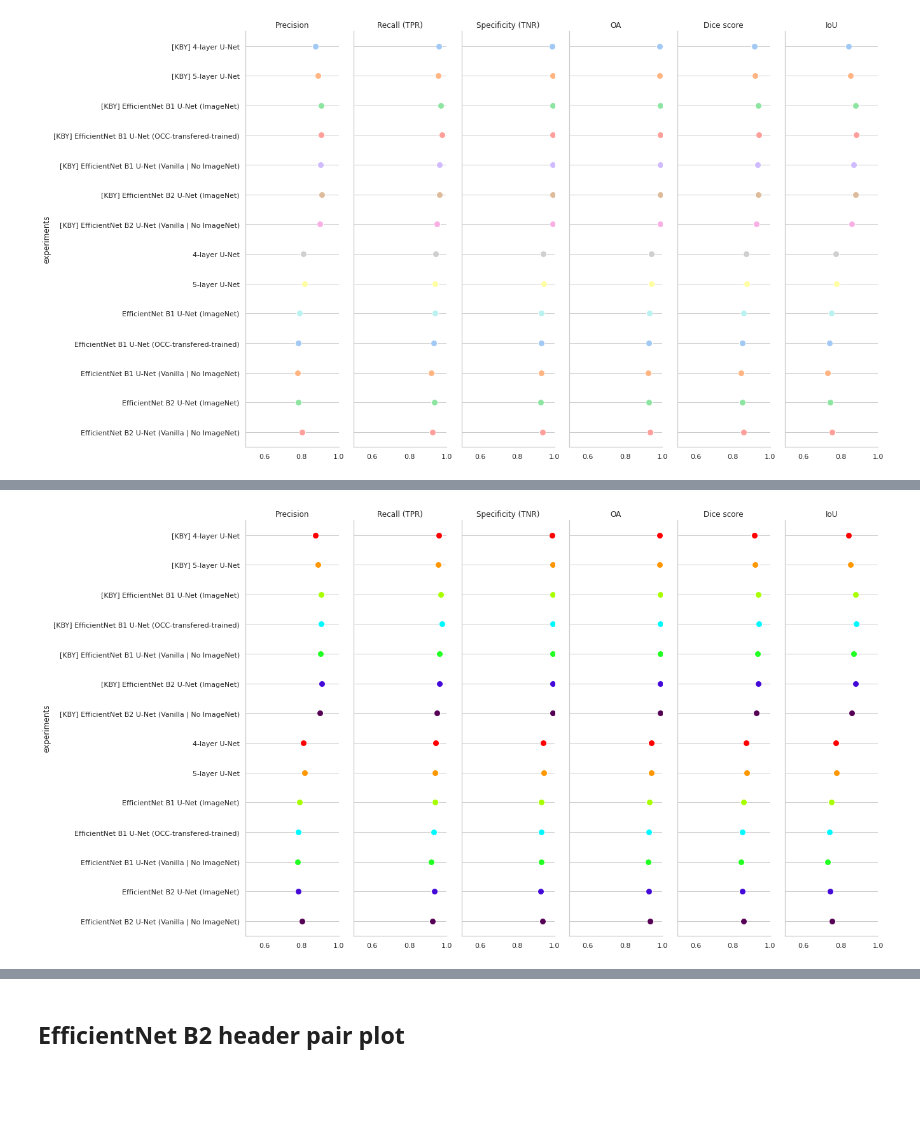
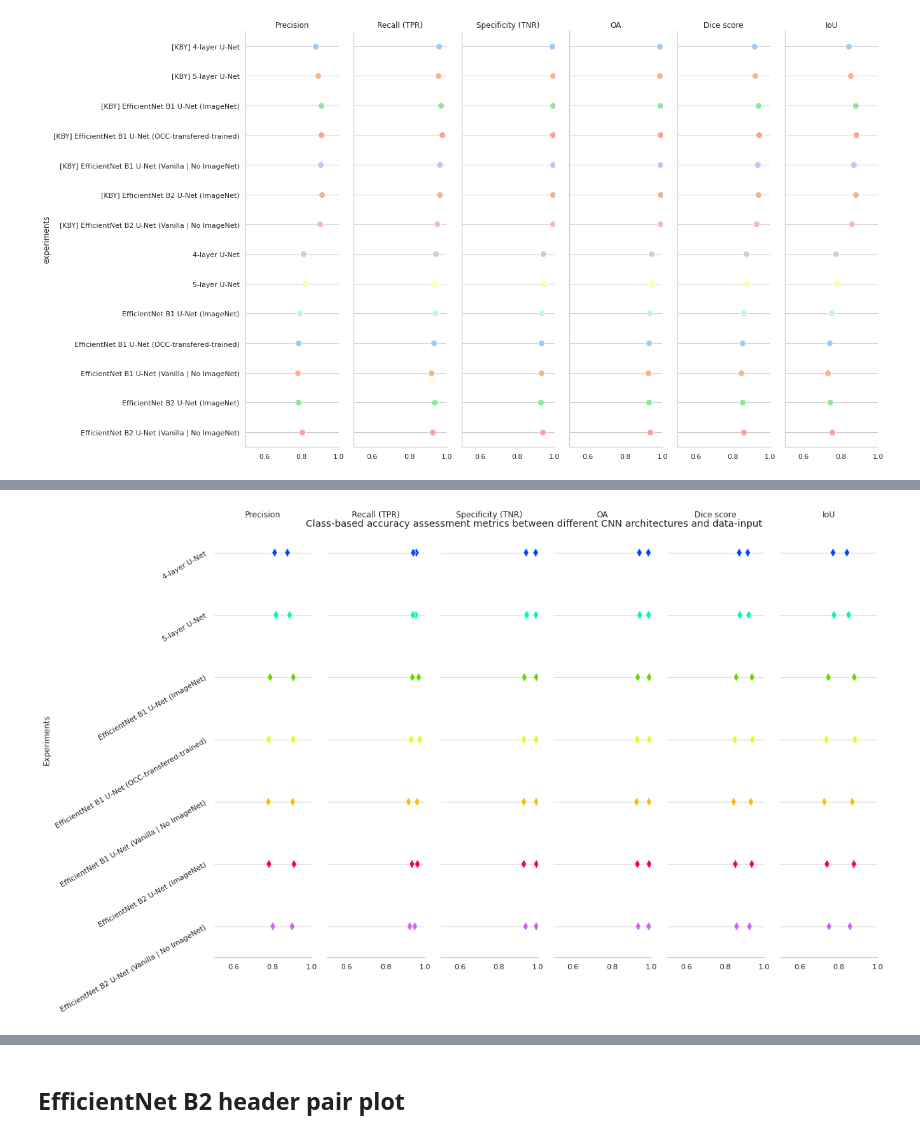
Before and after one commit to chrischank/HOTOSM_OAM_codeV2, a Jupyter notebook: EDA_BASEruns.ipynb, the cells around one changed output, grey strips where cells are left out. Saved outputs shown, nothing was run; the diff lists cells and outputs as text; code cells hidden in the pictures; blank space fills up the shorter version.

```diff
--- a/EDA_BASEruns.ipynb
+++ b/EDA_BASEruns.ipynb
@@ -104,3 +104,23 @@ for ax, title in zip(strip.axes.flat, titles):
     ax.yaxis.grid(True)
 # %% [output]
 [figure]
+# %%
+GLOB2_csv = pd.read_csv(os.path.join(Base_path, "GlobXP_STATS2.csv"))
+
+# Rename Experiment
+GLOB2_csv["Experiment"] = GLOB2_csv["Experiment"].replace({"4Unet": "4-layer U-Net",
+                                                           "5Unet": "5-layer U-Net",
+                                                           "EB1-Unet-IMN": "EfficientNet B1 U-Net (ImageNet)",
+                                                           "EB1-Unet-qubvel": "EfficientNet B1 U-Net (OCC-transfered-trained)",
+                                                           "EB1-Unet-NoIMN": "EfficientNet B1 U-Net (Vanilla | No ImageNet)",
+                                                           "EB2-Unet-IMN": "EfficientNet B2 U-Net (ImageNet)",
+                                                           "EB2-Unet-NoIMN": "EfficientNet B2 U-Net (Vanilla | No ImageNet)"})
+
+set_group = GLOB2_csv.groupby(GLOB2_csv["Input_dataset"])
+
+print(set_group)
+
+KBY_csv = set_group.get_group("KBY")
+ALL_csv  = set_group.get_group("ALL")
+
+GLOB2_csv
@@ -107,32 +229,40 @@ for ax, title in zip(strip.axes.flat, titles):
 # %%
 sns.set_theme(style="whitegrid")
 
-stripGLOB = sns.PairGrid(GLOB_csv,
-                 x_vars = GLOB_csv.iloc[:, 1:7], y_vars = ["Experiment"],
-                 height=10, aspect=.25)
 
+stripGLOB = sns.PairGrid(GLOB2_csv,
+                 x_vars = GLOB2_csv.iloc[0:6, 1:7], y_vars = ["Experiment"],
+                 height = 10, aspect = .25)
 
 # Draw a dot plot using the stripplot function
-cpalette = sns.set_palette(sns.color_palette(["#FF0000", "#FF9700", "#A7FF00", "#00F9FF", "#22FF22", "#4409D8", "#550055",
-                                              "#FF0000", "#FF9700", "#A7FF00", "#00F9FF", "#22FF22", "#4409D8", "#550055"]))
+#cpalette = sns.set_palette(sns.color_palette(["#FF0000", "#FF9700", "#F5F10C", "#00F9FF", "#22FF22", "#4409D8", "#550055"]))
+cpalette = sns.set_palette(sns.color_palette("gist_ncar", 7))
+markers = "d"
 
 stripGLOB.map(sns.stripplot, size = 10, orient = "h", jitter = False,
-              palette = cpalette, linewidth = 1, edgecolor = "white")
+              palette = cpalette, linewidth = 1, edgecolor = "white",
+              marker = markers)
 
 # Use the same x axis limits on all columns and add better labels
-stripGLOB.set(xlim = (0.5, 1), xlabel = "", ylabel = "experiments")
+stripGLOB.set(xlim = (0.5, 1), xlabel = "", ylabel = "Experiments")
+stripGLOB.fig.suptitle("Class-based accuracy assessment metrics between different CNN architectures and data-input")
 
 # Use semantically meaningful titles for the columns
 titles = ["Precision", "Recall (TPR)", "Specificity (TNR)", "OA",
           "Dice score", "IoU"]
 
 for ax, title in zip(stripGLOB.axes.flat, titles):
 
     # Set a different title for each axes
     ax.set(title = title)
 
+    for label in ax.axes.get_yticklabels(which = 'major'):
+        label.set(rotation=30, horizontalalignment = 'right')
+
     # Make the grid horizontal instead of vertical
     ax.xaxis.grid(False)
     ax.yaxis.grid(True)
+
+sns.despine(left = True, bottom = False)
 # %% [output]
-[figure, old version]
+[figure, new version]
```
Also changed, not shown: parts of 10 cells of this notebook, 6 other files.
